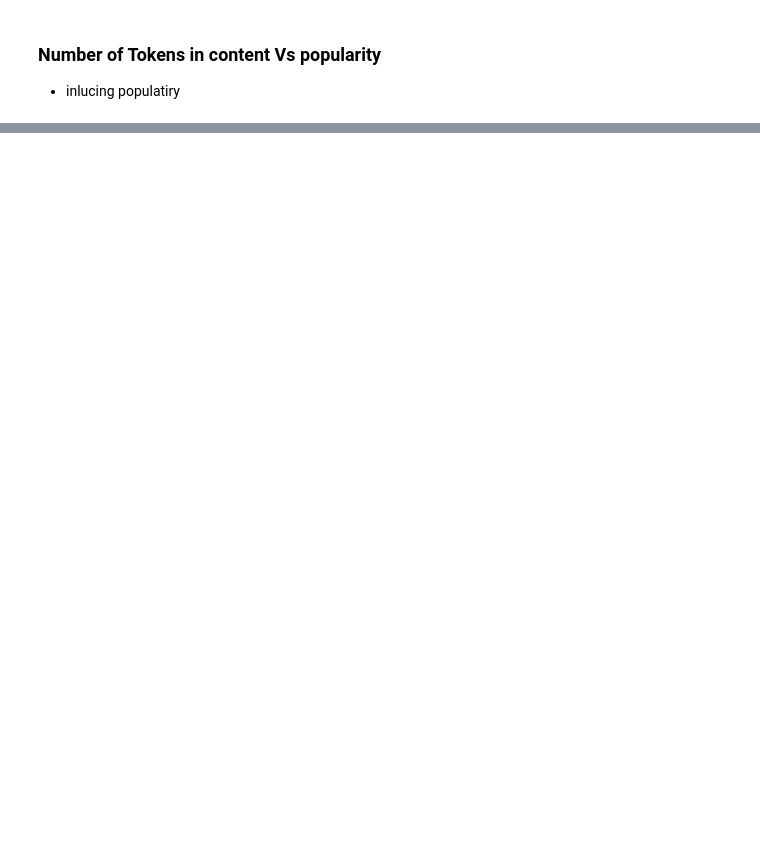
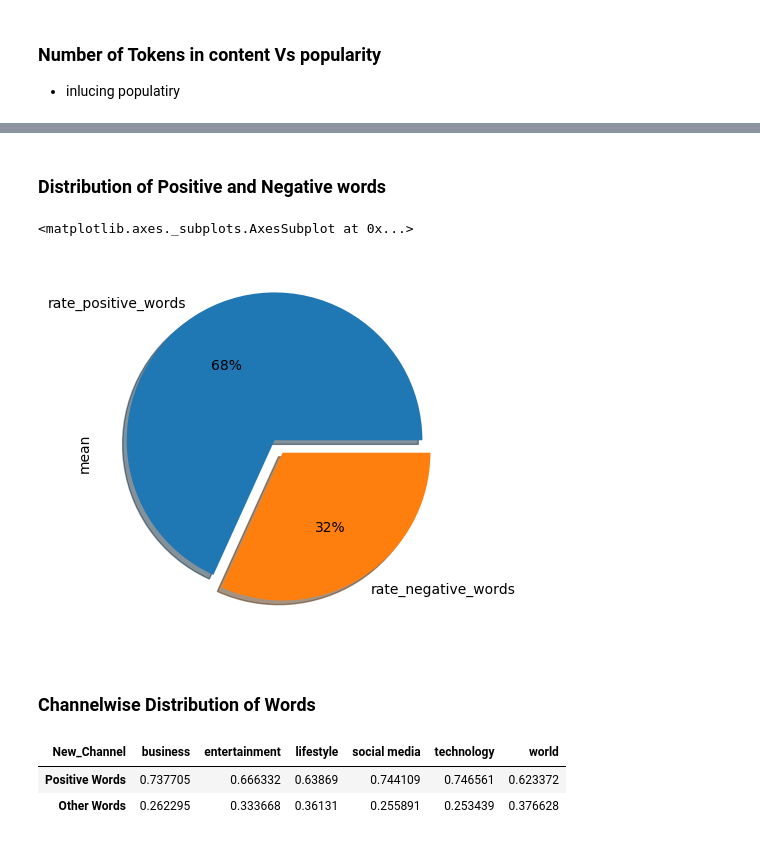
Before and after one commit to anirudh3832/Capstone_OnlineNewsPopularity, a Jupyter notebook: NewsPopularity_Anirudh_Workbook.ipynb, the cells around one changed output, grey strips where cells are left out. Drawn from its saved outputs; the diff is of its cells as text; code cells hidden in the pictures; blank space fills up the shorter version.

```diff
--- a/NewsPopularity_Anirudh_Workbook.ipynb
+++ b/NewsPopularity_Anirudh_Workbook.ipynb
@@ -514,0 +555,15 @@ plt.style.use('default')
+# %% [markdown]
+### Distribution of Positive and Negative words
+# %%
+df=data.describe()
+df=df[['rate_positive_words','rate_negative_words']]
+df=df.loc['mean']
+df=pd.DataFrame(df).T
+df['rate_negative_words']=1-df['rate_positive_words']
+df=df.T
+df['mean'].plot(kind='pie',explode = [0.1,0],autopct = '%1.0f%%',shadow=True)
+# %% [output]
+<matplotlib.axes._subplots.AxesSubplot at 0x...>
+[figure, added]
+# %% [markdown]
+### Channelwise Distribution of Words
@@ -514,0 +574,9 @@ plt.style.use('default')
+# %%
+grp['rate_negative_words']=1-grp['rate_positive_words']
+grp.columns=['Positive Words','Other Words']
+grp=grp.T
+grp
+# %% [output]
+| New_Channel | business | entertainment | lifestyle | social media | technology | world |
+| Positive Words | 0.737705 | 0.666332 | 0.63869 | 0.744109 | 0.746561 | 0.623372 |
+| Other Words | 0.262295 | 0.333668 | 0.36131 | 0.255891 | 0.253439 | 0.376628 |
```
Also changed, not shown: parts of 86 cells of this notebook, 2 other files.
